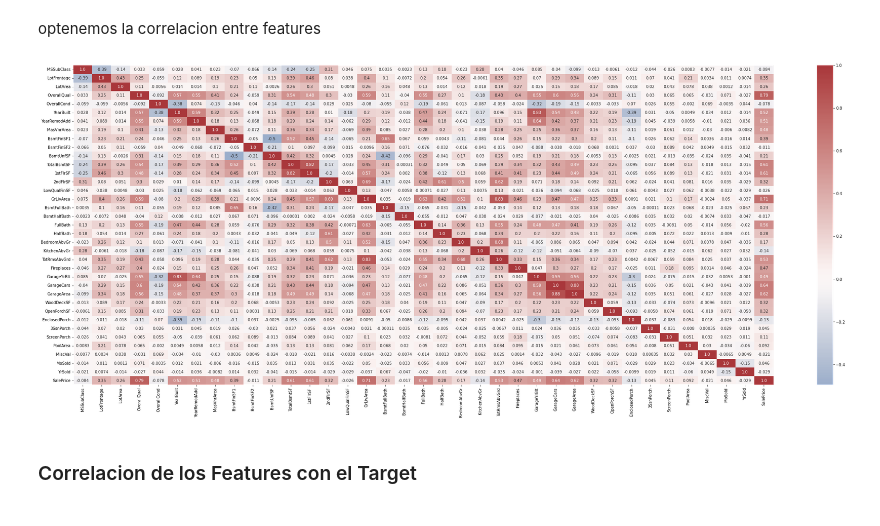
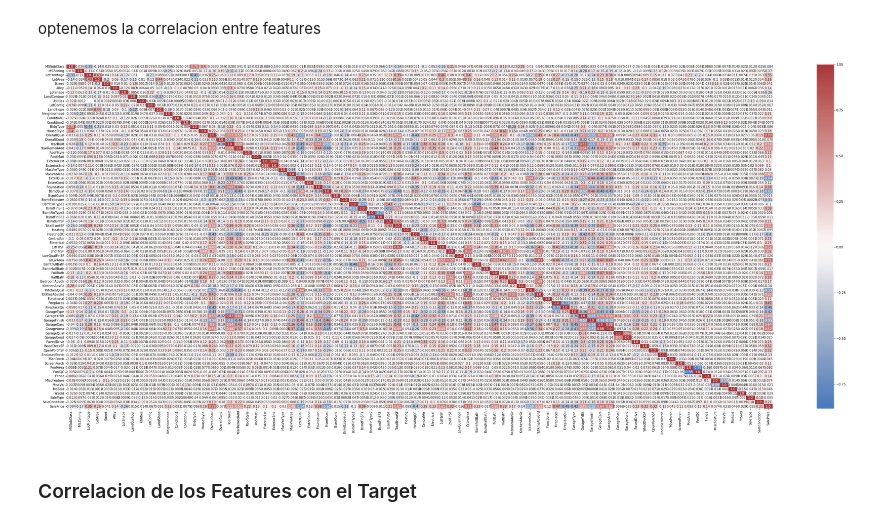
Before and after one commit to mangoru/Hackathon, a Jupyter notebook: model.ipynb, the cells around one changed output. Saved outputs shown, nothing was run; the diff lists cells and outputs as text; code cells hidden in the pictures.

```diff
--- a/model.ipynb
+++ b/model.ipynb
@@ -147,13 +158,18 @@ dtype: float64
+# %%
+df_encoded=df_train.copy()
+for col in objects_col:
+    le=LabelEncoder()
+    df_encoded[col]=le.fit_transform(df_train[col])
 # %% [markdown]
 ### Correlacion entre Features
 # %% [markdown]
 optenemos la correlacion entre features
 # %%
-corr=df_train.corr()
-plt.figure(figsize=(40,15))
+corr=df_encoded.corr()
+plt.figure(figsize=(50,20))
 sns.heatmap(corr,annot=True,cmap="vlag",fmt=".2",center=0);
 # %% [output]
-[figure, old version]
+[figure, new version]
 # %% [markdown]
 ### Correlacion de los Features con el Target
 # %% [markdown]
```
Also changed, not shown: parts of 15 cells of this notebook, 9 other files.
